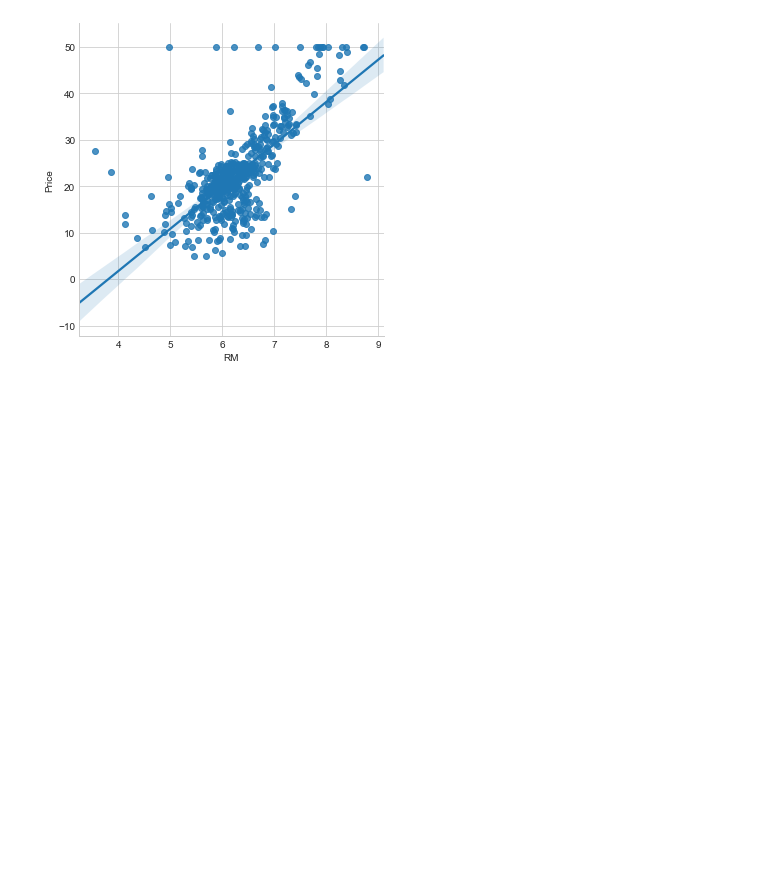
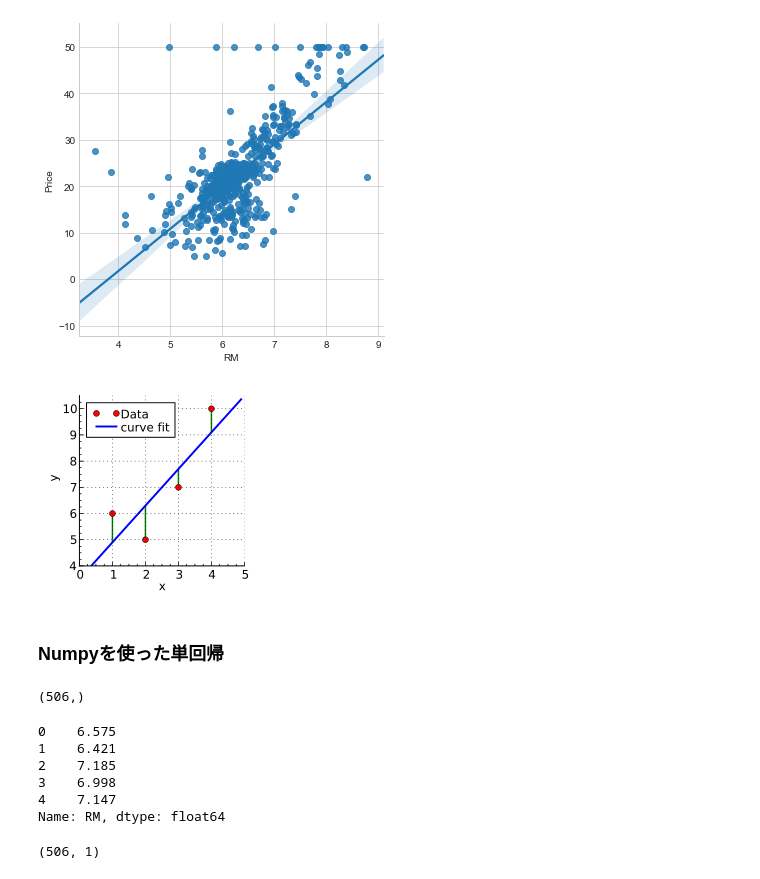
Before and after one commit to aki-06/Python_DS, a Jupyter notebook: 線形回帰.ipynb, the cells around one changed output. Drawn from its saved outputs; the diff is of its cells as text; code cells hidden in the pictures; blank space fills up the shorter version.

```diff
--- a/線形回帰.ipynb
+++ b/線形回帰.ipynb
@@ -100,3 +100,27 @@ sns.lmplot('RM', 'Price', data=boston_df)
 # %% [output]
 <seaborn.axisgrid.FacetGrid at 0x...>
 [figure]
+# %%
+# 最小二乗法
+from IPython.display import Image
+url = 'http://upload.wikimedia.org/wikipedia/commons/thumb/b/b0/Linear_least_squares_example2.svg/220px-Linear_least_squares_example2.svg.png'
+Image(url)
+# %% [output]
+[figure, added]
+# %% [markdown]
+### Numpyを使った単回帰
+# %%
+X = boston_df.RM
+X.shape
+# %% [output]
+(506,)
+# %%
+# 現在は一次元配列
+X.head()
+# %% [output]
+0    6.575
+1    6.421
+2    7.185
+3    6.998
+4    7.147
+Name: RM, dtype: float64
@@ -102,0 +130,4 @@ sns.lmplot('RM', 'Price', data=boston_df)
+# %%
+X.shape
+# %% [output]
+(506, 1)
```
Also changed, not shown: parts of 8 cells of this notebook.
